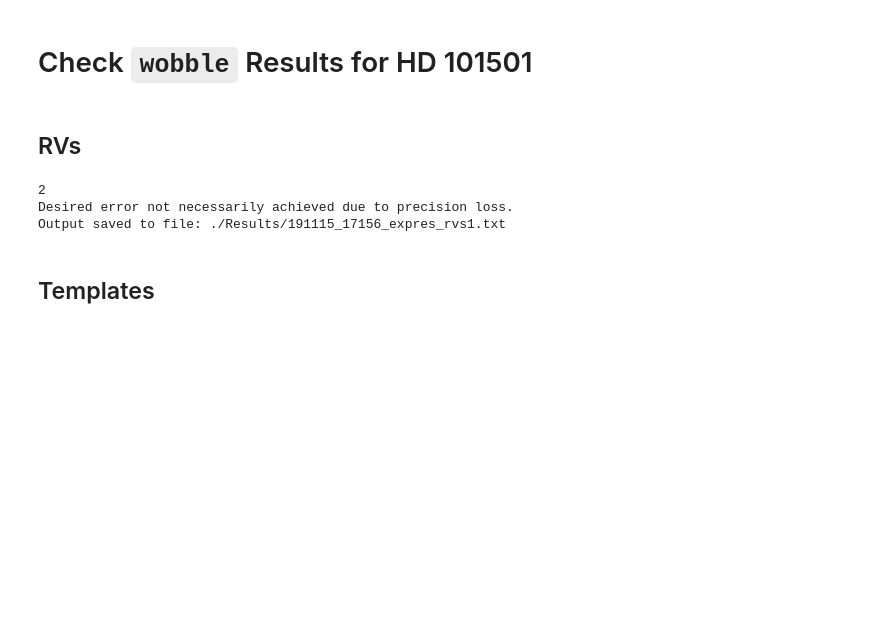
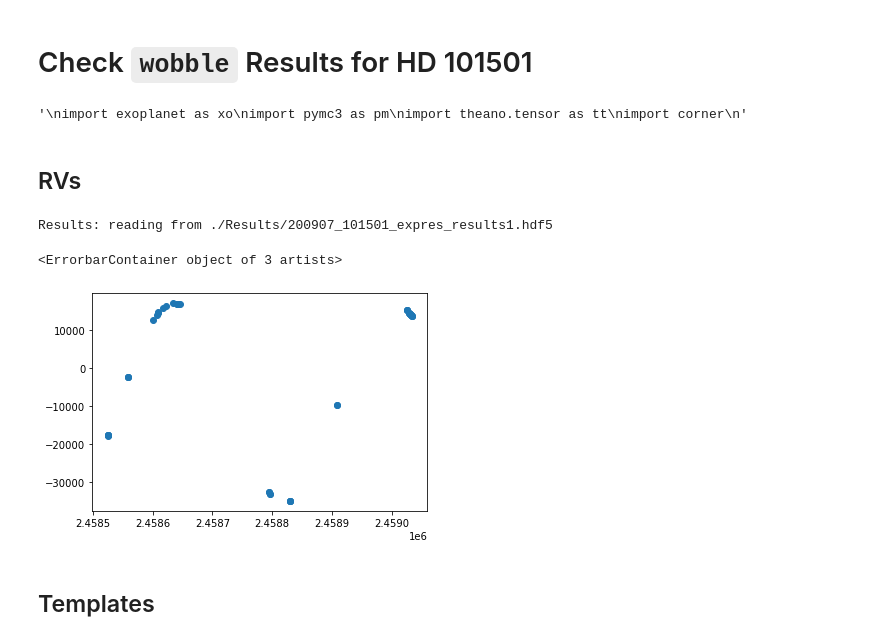
Before and after one commit to lilyling27/wobble, a Jupyter notebook: notebooks/check101501.ipynb, the cells around one changed output. Drawn from its saved outputs; the diff is of its cells as text; code cells hidden in the pictures; blank space fills up the shorter version.

Commit message:
Test New Pipeline RVs

```diff
--- a/notebooks/check101501.ipynb
+++ b/notebooks/check101501.ipynb
@@ -9,15 +9,17 @@ from scipy.io import readsav
 
 import wobble
 from tqdm import tqdm
-from findRV import *
 import seaborn as sns
 
 import tensorflow as tf
-
+"""
 import exoplanet as xo
 import pymc3 as pm
 import theano.tensor as tt
 import corner
+"""
+# %% [output]
+'\nimport exoplanet as xo\nimport pymc3 as pm\nimport theano.tensor as tt\nimport corner\n'
 # %%
 reg_star_file = '../regularization/EXPRES/55cnc_expres_star_K0.hdf5'
 reg_t_file    = '../regularization/EXPRES/55cnc_expres_t_K2.hdf5'
@@ -30,17 +32,17 @@ file_num=1
 star_name = '101501'
 data = wobble.Data(f'../data/{star_name}_expres.hdf5', orders=np.arange(40,80))
 # %%
-result = wobble.Results(filename=f'./Results/{date}_{star_name}_expres_results{file_num}.hdf5')
-result.combine_orders('star')
-result.write_rvs('star', f'./Results/{date}_{star_name}_expres_rvs{file_num}.txt')
+results = wobble.Results(filename=f'./Results/{date}_{star_name}_expres_results{file_num}.hdf5')
 wt,wr,we = np.loadtxt(f'./Results/{date}_{star_name}_expres_rvs{file_num}.txt',
                       skiprows=3,usecols=[0,1,2],unpack=True)
 # %% [output]
-2
-Desired error not necessarily achieved due to precision loss.
-Output saved to file: ./Results/191115_17156_expres_rvs1.txt
+Results: reading from ./Results/200907_101501_expres_results1.hdf5
 # %%
-plt.errorbar(wt,wr,yerr=we,marker='o',linestyle='None')
+plt.errorbar(wt,wr+data.bervs,yerr=we,marker='o',linestyle='None')
+plt.plot(data.dates, data.pipeline_rvs+data.bervs,'.')
+# %% [output]
+<ErrorbarContainer object of 3 artists>
+[figure, added]
 # %% [markdown]
 ## Templates
 # %%
```
Also changed, not shown: parts of 1 cell of this notebook, 2 other files.
